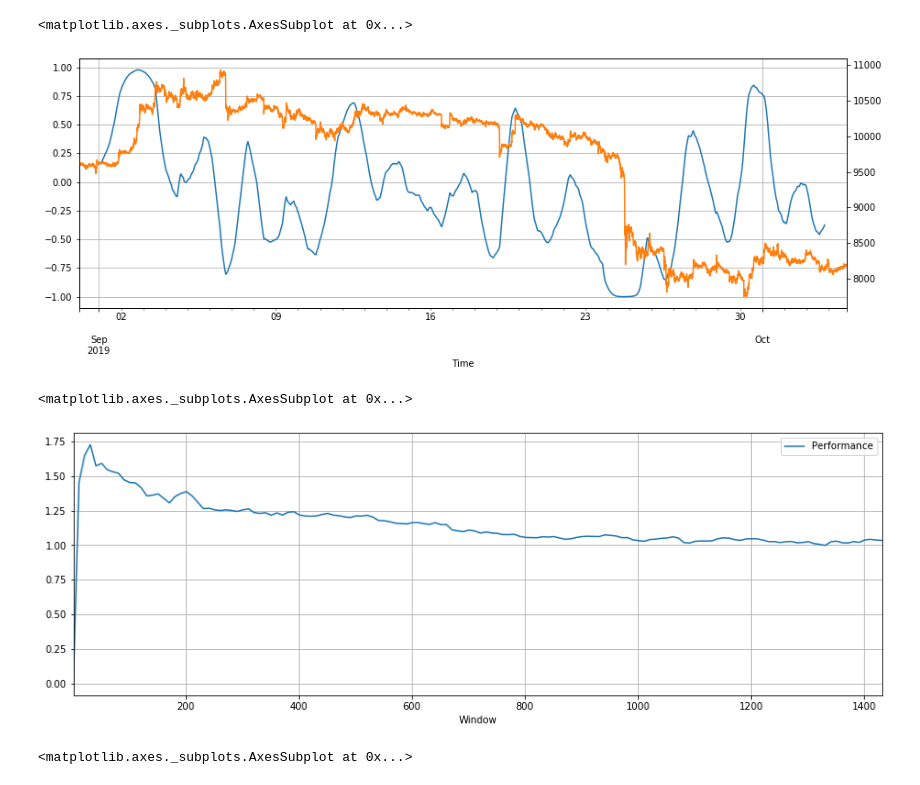
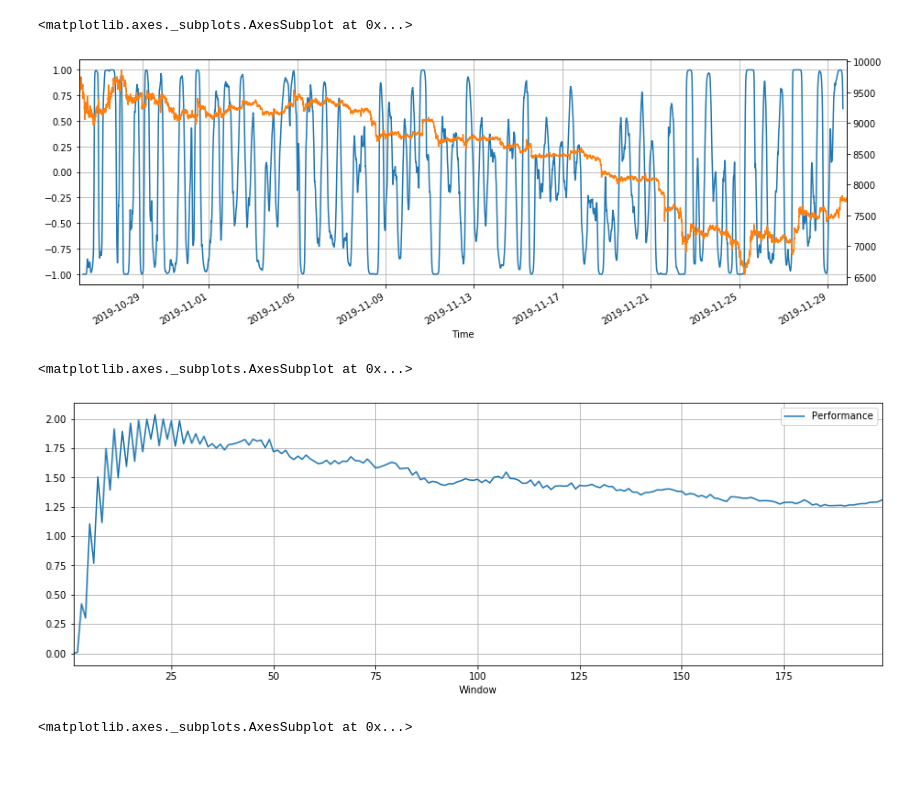
Before and after one commit to georgebastille/twisty, a Jupyter notebook: dev/Oracle.ipynb, the cells around one changed output. Cells and saved outputs as stored; diff of their text form; code cells hidden in the pictures.

```diff
--- a/dev/Oracle.ipynb
+++ b/dev/Oracle.ipynb
@@ -5,8 +5,8 @@ from sklearn.preprocessing import scale, minmax_scale, robust_scale
 from scipy.special import expit
 %matplotlib inline
 
-file_name = './historic_data/BTC-USD_300_10000.csv'
-window = 288 # 1 day
+file_name = './historic_data/BTC-USD_300_9985.csv'
+window = 50 # 1 day
 # %%
 # Read csv, use Time column as a datetime index, and sort by this index
 df = pd.read_csv(file_name, index_col='Time', parse_dates=True, infer_datetime_format=True).sort_index()
@@ -17,7 +17,7 @@ df.Stance.plot(figsize=(15, 5))
 df.Close.plot(figsize=(15, 5), secondary_y=True, grid=True)
 # %% [output]
 <matplotlib.axes._subplots.AxesSubplot at 0x...>
-[figure, old version]
+[figure, new version]
 # %%
 def load_and_stance(file_name, window):
     # Read csv, use Time column as a datetime index, and sort by this index
@@ -50,19 +50,19 @@ def strategy_performance(prices, stances, fee_percent=0.25):
 
     return fiat_balance
 # %%
-windows = range(1,1440,10)
+windows = range(1,200,1)
 performances = []
 for window in windows:
     df = load_and_stance(file_name, window)
     performance = strategy_performance(df.Close, df.Stance)
     performances.append(performance)
 
 df = pd.DataFrame(list(zip(windows, performances)), columns=['Window', 'Performance'])
 
 df.plot(x='Window', y='Performance', figsize=(15, 5), grid=True)
 # %% [output]
 <matplotlib.axes._subplots.AxesSubplot at 0x...>
-[figure, old version]
+[figure, new version]
 # %%
 df.plot(x='Window', y='Performance', figsize=(15, 5), grid=True)
 # %% [output]
```
Also changed, not shown: 3 other files.
